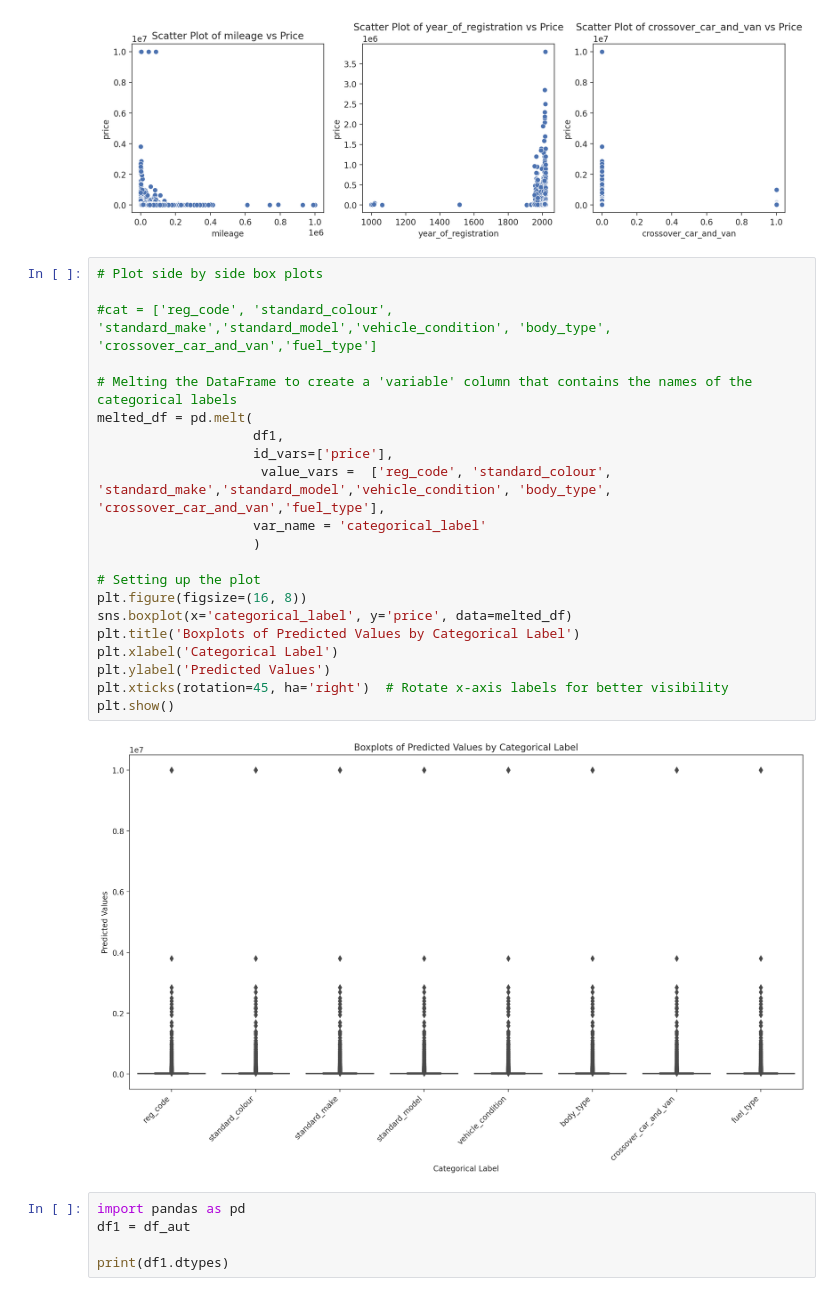
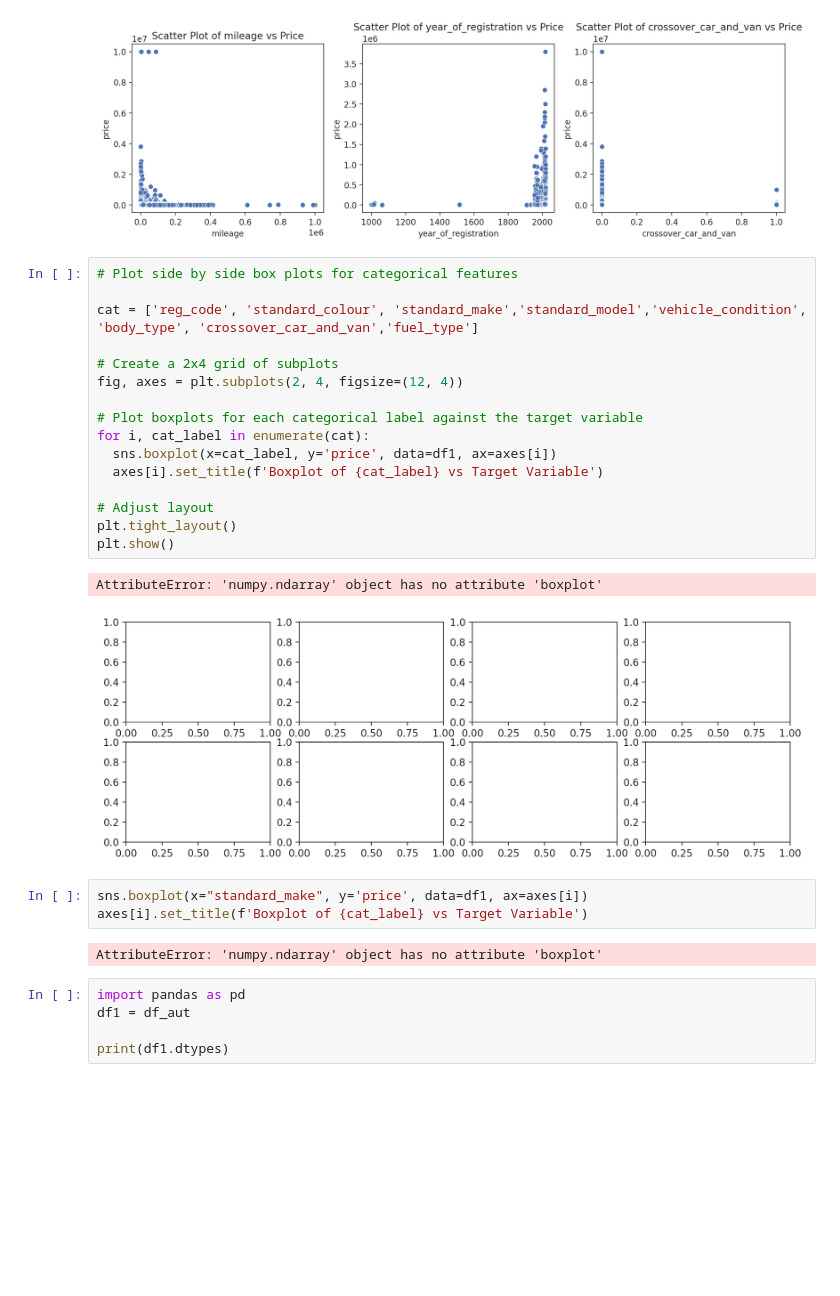
Before and after one commit to kessingtonosazee/GCP_Project_1, a Jupyter notebook: assessment_rrr.ipynb, the cells around one changed output. Saved outputs shown, nothing was run; the diff lists cells and outputs as text; blank space fills up the shorter version.

```diff
--- a/assessment_rrr.ipynb
+++ b/assessment_rrr.ipynb
@@ -195,29 +195,30 @@ plt.tight_layout()
 plt.show()
 # %% [output]
 [figure]
-# %%
-# Plot side by side box plots
-
-#cat = ['reg_code', 'standard_colour', 'standard_make','standard_model','vehicle_condition', 'body_type', 'crossover_car_and_van','fuel_type']
-
-# Melting the DataFrame to create a 'variable' column that contains the names of the categorical labels
-melted_df = pd.melt(
-                    df1,
-                    id_vars=['price'],
-                     value_vars =  ['reg_code', 'standard_colour', 'standard_make','standard_model','vehicle_condition', 'body_type', 'crossover_car_and_van','fuel_type'],
-                    var_name = 'categorical_label'
-                    )
-
-# Setting up the plot
-plt.figure(figsize=(16, 8))
-sns.boxplot(x='categorical_label', y='price', data=melted_df)
-plt.title('Boxplots of Predicted Values by Categorical Label')
-plt.xlabel('Categorical Label')
-plt.ylabel('Predicted Values')
-plt.xticks(rotation=45, ha='right')  # Rotate x-axis labels for better visibility
-plt.show()
-# %% [output]
-[figure, removed]
+# %%
+# Plot side by side box plots for categorical features
+
+cat = ['reg_code', 'standard_colour', 'standard_make','standard_model','vehicle_condition', 'body_type', 'crossover_car_and_van','fuel_type']
+
+# Create a 2x4 grid of subplots
+fig, axes = plt.subplots(2, 4, figsize=(12, 4))
+
+# Plot boxplots for each categorical label against the target variable
+for i, cat_label in enumerate(cat):
+  sns.boxplot(x=cat_label, y='price', data=df1, ax=axes[i])
+  axes[i].set_title(f'Boxplot of {cat_label} vs Target Variable')
+
+# Adjust layout
+plt.tight_layout()
+plt.show()
+# %% [output]
+AttributeError: 'numpy.ndarray' object has no attribute 'boxplot'
+[figure, added]
+# %%
+sns.boxplot(x="standard_make", y='price', data=df1, ax=axes[i])
+axes[i].set_title(f'Boxplot of {cat_label} vs Target Variable')
+# %% [output]
+AttributeError: 'numpy.ndarray' object has no attribute 'boxplot'
 # %%
 import pandas as pd
 df1 = df_aut
```
